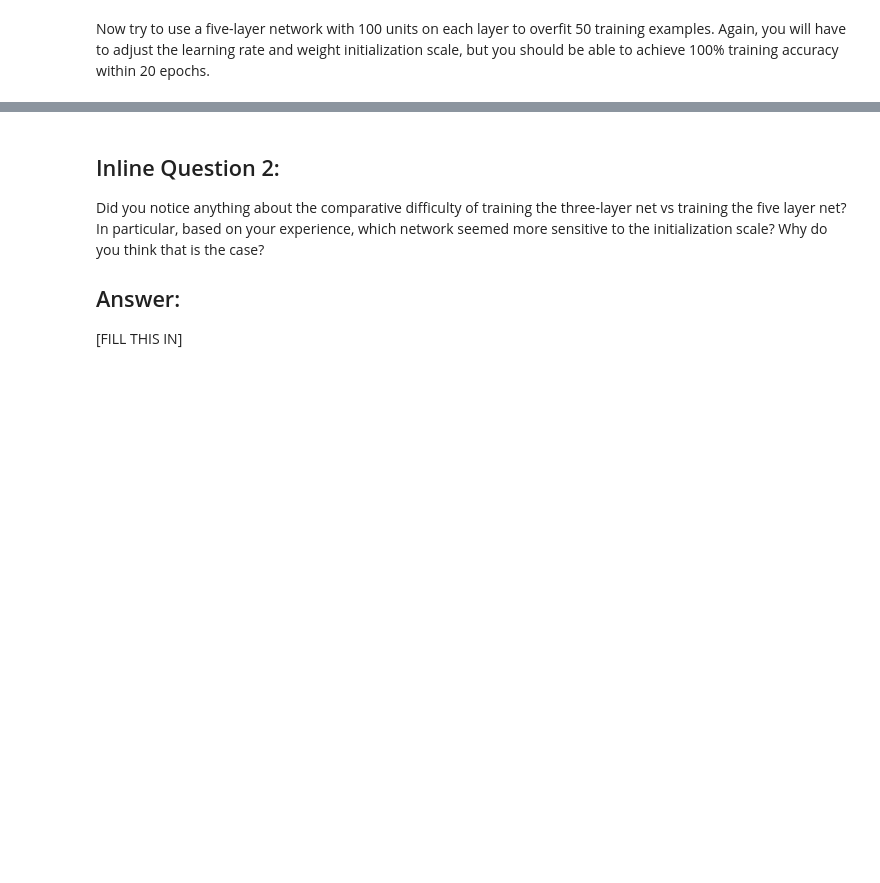
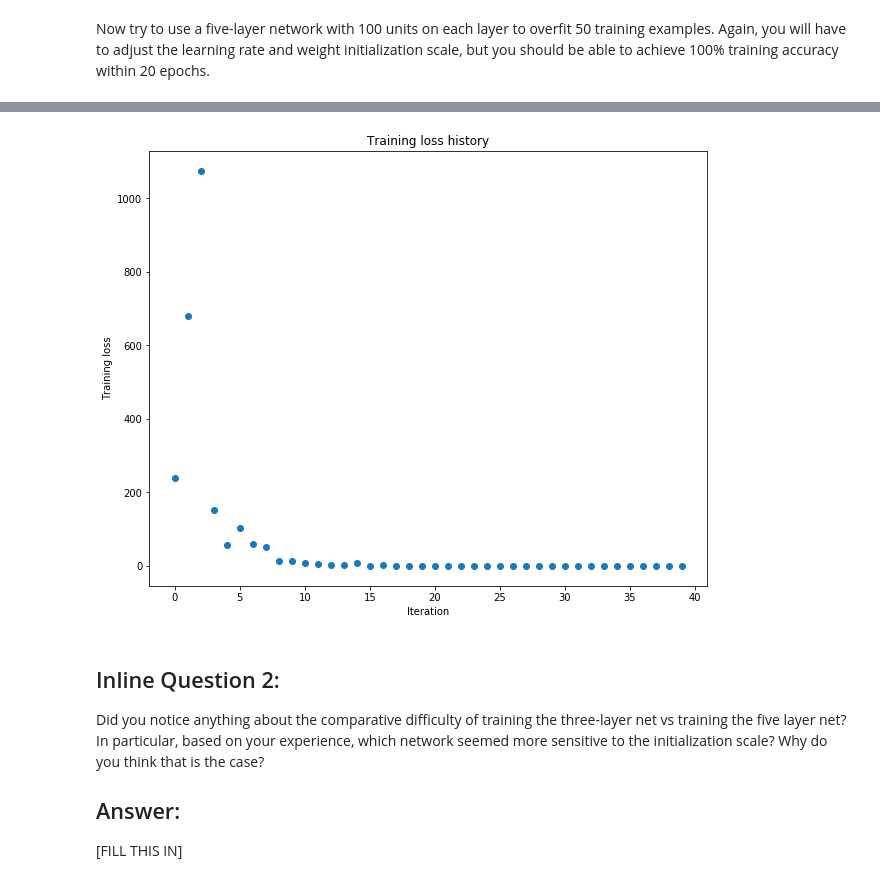
Before and after one commit to exbibyte/cs231n_a2, a Jupyter notebook: FullyConnectedNets.ipynb, the cells around one changed output, grey strips where cells are left out. Cells and saved outputs as stored; diff of their text form; code cells hidden in the pictures; blank space fills up the shorter version.

```diff
--- a/FullyConnectedNets.ipynb
+++ b/FullyConnectedNets.ipynb
@@ -465,7 +500,7 @@ small_data = {
 }
 
 learning_rate = 2e-3  # Experiment with this!
-weight_scale = 1e-5   # Experiment with this!
+weight_scale = 1.1e-1   # Experiment with this!
 model = FullyConnectedNet([100, 100, 100, 100],
                 weight_scale=weight_scale, dtype=np.float64)
 solver = Solver(model, small_data,
@@ -482,3 +517,4 @@ plt.title('Training loss history')
 plt.xlabel('Iteration')
 plt.ylabel('Training loss')
 plt.show()
+# %% [output]
@@ -485,3 +538,4 @@ plt.show()
+[figure, added]
 # %% [markdown]
 ## Inline Question 2:
 Did you notice anything about the comparative difficulty of training the three-layer net vs training the five layer net? In particular, based on your experience, which network seemed more sensitive to the initialization scale? Why do you think that is the case?
```
Also changed, not shown: parts of 5 cells of this notebook, 2 other files.
